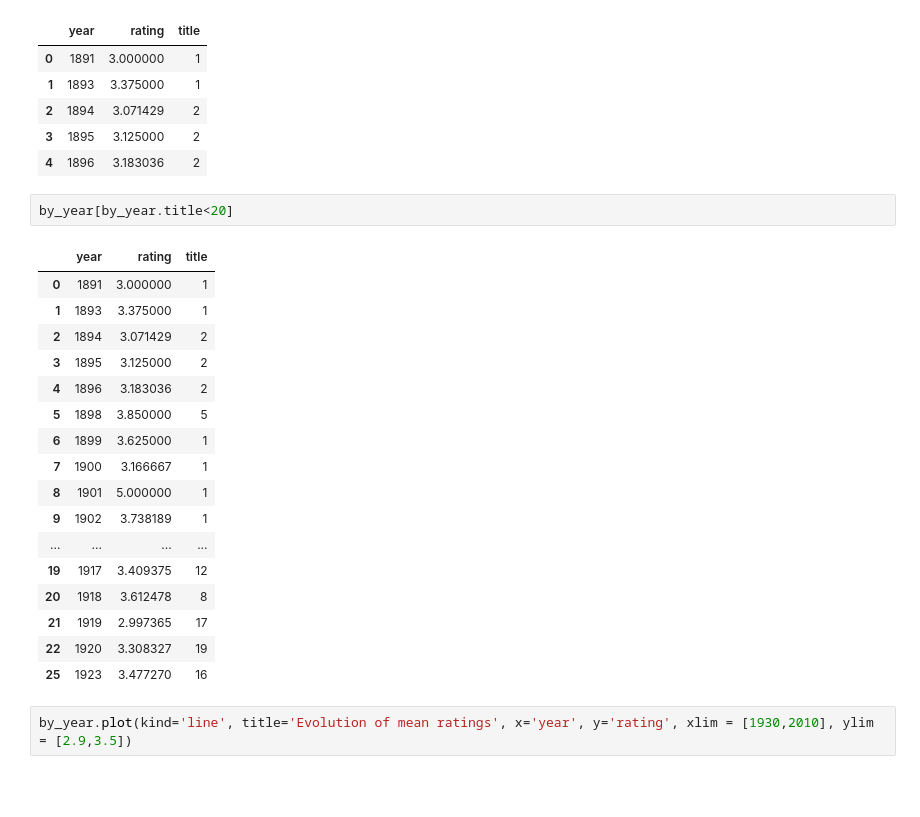
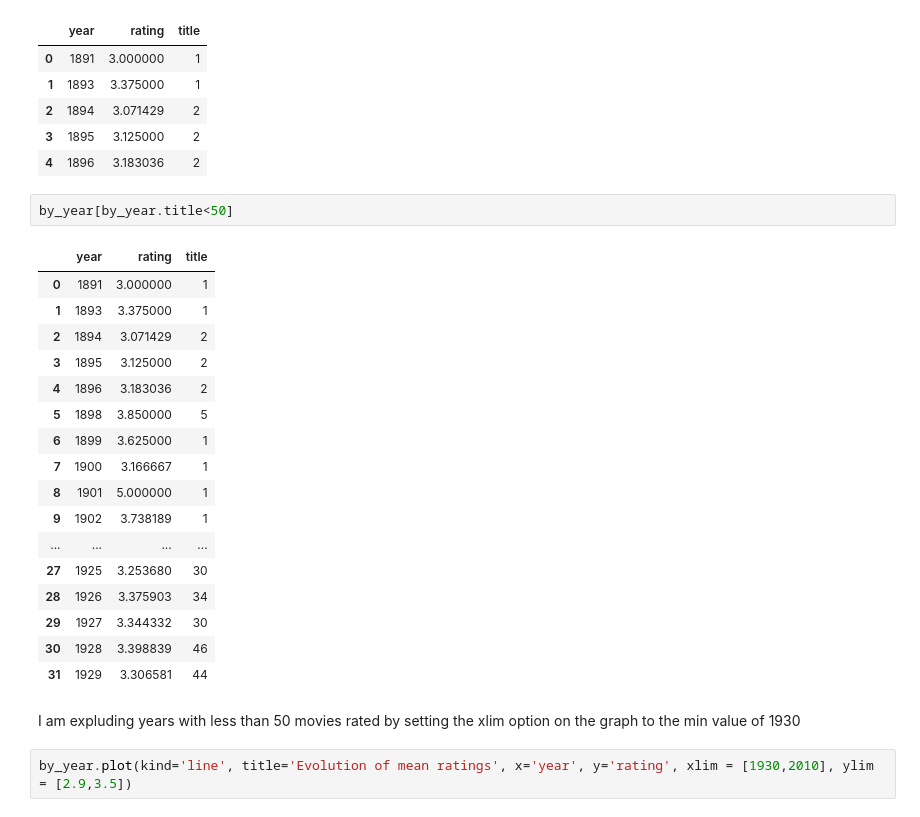
Before and after one commit to sgrosu/sandiego, a Jupyter notebook: movie_project.ipynb, the cells around one changed output. Saved outputs shown, nothing was run; the diff lists cells and outputs as text; blank space fills up the shorter version.

```diff
--- a/movie_project.ipynb
+++ b/movie_project.ipynb
@@ -116,25 +158,27 @@ by_year.head()
 | 3 | 1895 | 3.125000 | 2 |
 | 4 | 1896 | 3.183036 | 2 |
 # %%
-by_year[by_year.title<20]
+by_year[by_year.title<50]
 # %% [output]
 |  | year | rating | title |
 | 0 | 1891 | 3.000000 | 1 |
 | 1 | 1893 | 3.375000 | 1 |
 | 2 | 1894 | 3.071429 | 2 |
 | 3 | 1895 | 3.125000 | 2 |
 | 4 | 1896 | 3.183036 | 2 |
 | 5 | 1898 | 3.850000 | 5 |
 | 6 | 1899 | 3.625000 | 1 |
 | 7 | 1900 | 3.166667 | 1 |
 | 8 | 1901 | 5.000000 | 1 |
 | 9 | 1902 | 3.738189 | 1 |
 | ... | ... | ... | ... |
-| 19 | 1917 | 3.409375 | 12 |
-| 20 | 1918 | 3.612478 | 8 |
-| 21 | 1919 | 2.997365 | 17 |
-| 22 | 1920 | 3.308327 | 19 |
-| 25 | 1923 | 3.477270 | 16 |
+| 27 | 1925 | 3.253680 | 30 |
+| 28 | 1926 | 3.375903 | 34 |
+| 29 | 1927 | 3.344332 | 30 |
+| 30 | 1928 | 3.398839 | 46 |
+| 31 | 1929 | 3.306581 | 44 |
+# %% [markdown]
+I am expluding years with less than 50 movies rated by setting the xlim option on the graph to the min value of 1930
 # %%
 by_year.plot(kind='line', title='Evolution of mean ratings', x='year', y='rating', xlim = [1930,2010], ylim = [2.9,3.5])
 # %% [output]
```
Also changed, not shown: parts of 47 cells of this notebook.
